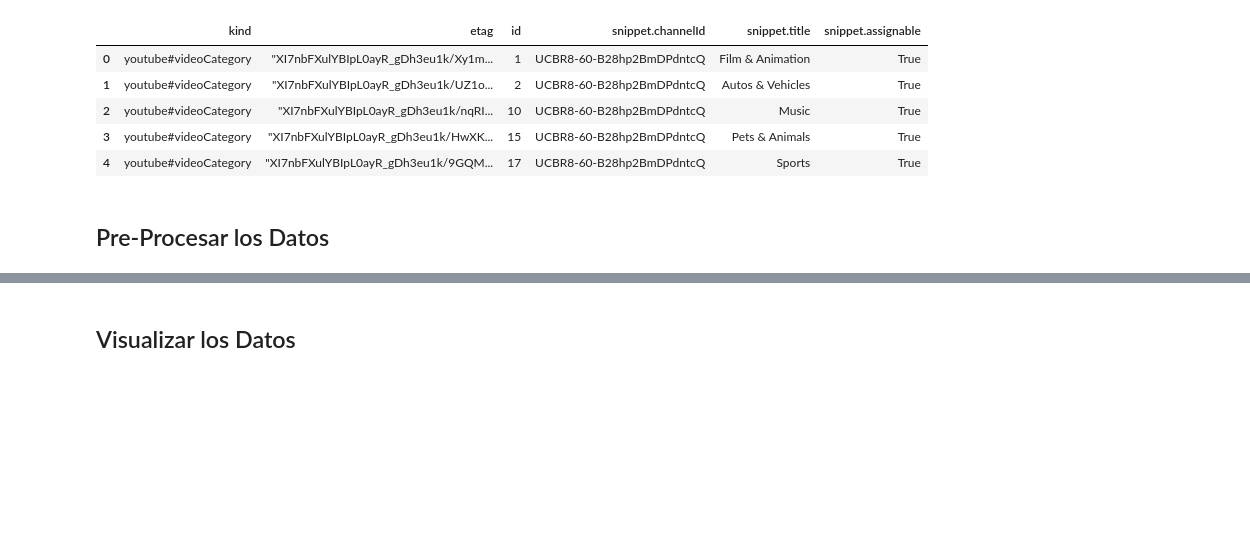
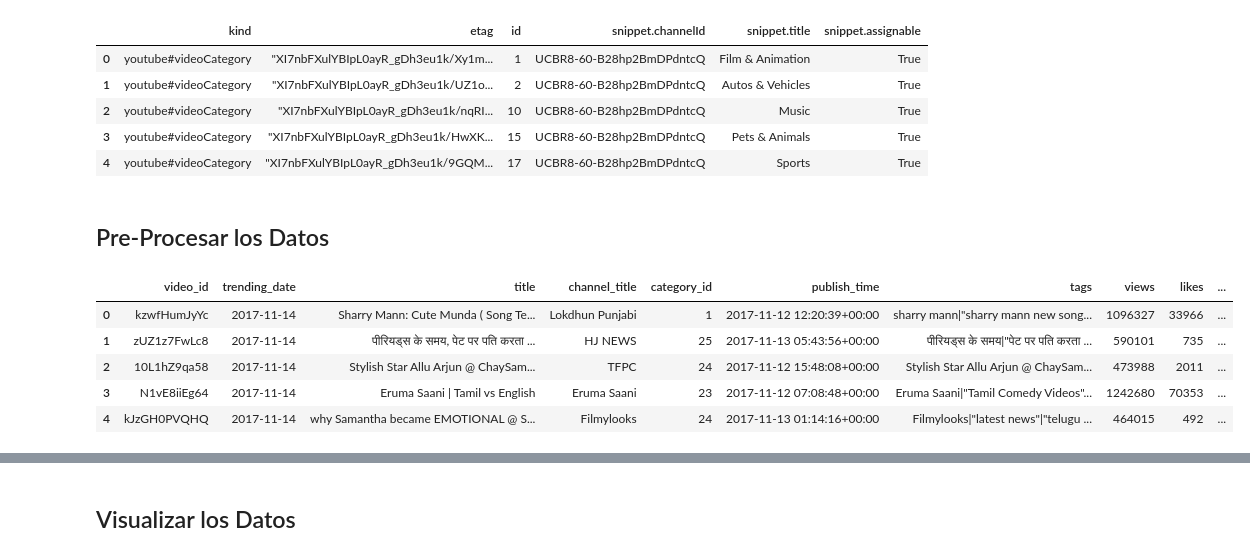
Before and after one commit to Adm-Info/EB-2022-1-CC50, a Jupyter notebook: code/EB-2022-1-CC50.ipynb, the cells around one changed output, grey strips where cells are left out. Drawn from its saved outputs; the diff is of its cells as text; code cells hidden in the pictures; blank space fills up the shorter version.

Commit message:
parsing data

```diff
--- a/code/EB-2022-1-CC50.ipynb
+++ b/code/EB-2022-1-CC50.ipynb
@@ -91,0 +101,4 @@ categories.head()
+# %%
+data['publish_time'] = pd.to_datetime(data['publish_time'],errors="coerce")
+# %%
+data['trending_date'] = pd.to_datetime(data['trending_date'],format="%y.%d.%m",errors="coerce")
@@ -91,0 +112,5 @@ categories.head()
+# %%
+data[['ratings_disabled','comments_disabled', 'video_error_or_removed']] = data[['ratings_disabled','comments_disabled', 'video_error_or_removed']].astype("boolean")
+# %%
+#data['views'] = pd.to_numeric(data['views'],errors="coerce",downcast='integer')
+data[['views','likes','dislikes','comment_count']] = data[['views','likes','dislikes','comment_count']].astype('Int64')
@@ -91,0 +119,9 @@ categories.head()
+# %%
+data.head()
+# %% [output]
+|  | video_id | trending_date | title | channel_title | category_id | publish_time | tags | views | likes | ... |
+| 0 | kzwfHumJyYc | 2017-11-14 | Sharry Mann: Cute Munda ( Song Te... | Lokdhun Punjabi | 1 | 2017-11-12 12:20:39+00:00 | sharry mann|"sharry mann new song... | 1096327 | 33966 | ... |
+| 1 | zUZ1z7FwLc8 | 2017-11-14 | पीरियड्स के समय, पेट पर पति करता ... | HJ NEWS | 25 | 2017-11-13 05:43:56+00:00 | पीरियड्स के समय|"पेट पर पति करता ... | 590101 | 735 | ... |
+| 2 | 10L1hZ9qa58 | 2017-11-14 | Stylish Star Allu Arjun @ ChaySam... | TFPC | 24 | 2017-11-12 15:48:08+00:00 | Stylish Star Allu Arjun @ ChaySam... | 473988 | 2011 | ... |
+| 3 | N1vE8iiEg64 | 2017-11-14 | Eruma Saani | Tamil vs English | Eruma Saani | 23 | 2017-11-12 07:08:48+00:00 | Eruma Saani|"Tamil Comedy Videos"... | 1242680 | 70353 | ... |
+| 4 | kJzGH0PVQHQ | 2017-11-14 | why Samantha became EMOTIONAL @ S... | Filmylooks | 24 | 2017-11-13 01:14:16+00:00 | Filmylooks|"latest news"|"telugu ... | 464015 | 492 | ... |
```
Also changed, not shown: parts of 16 cells of this notebook.
